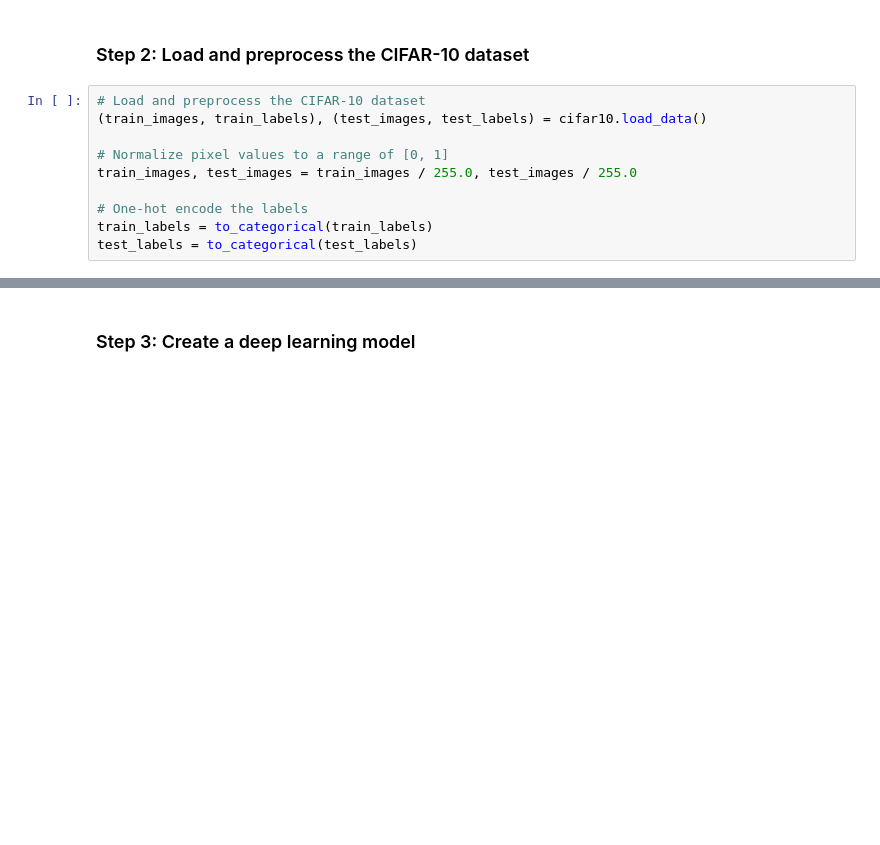
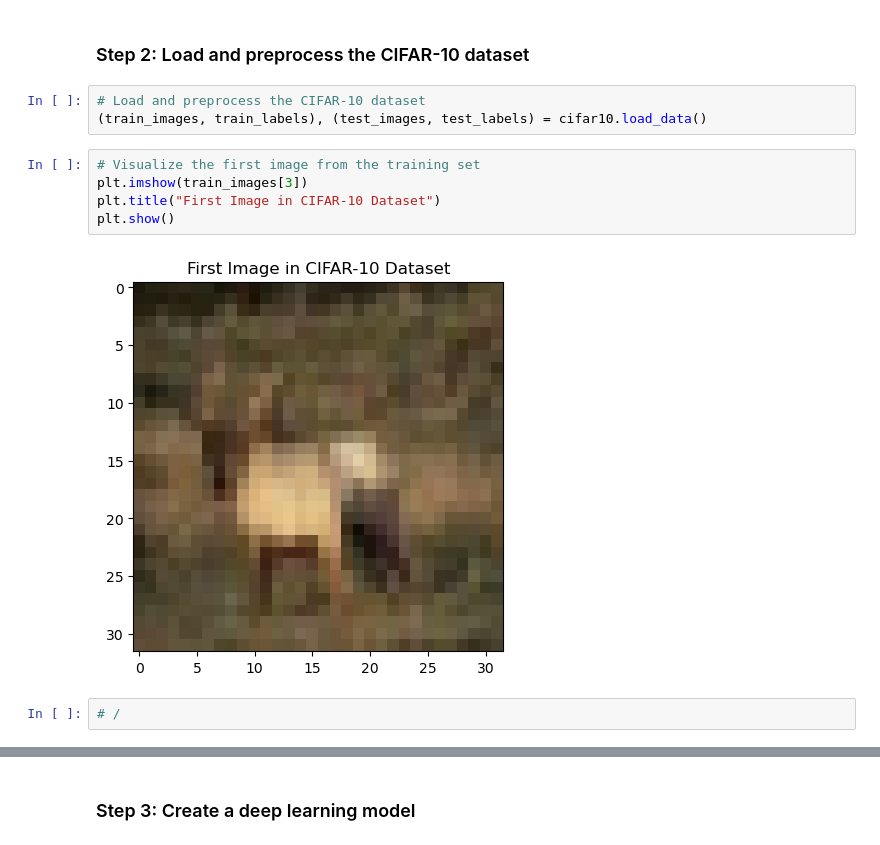
Before and after one commit to Kotadiyahenil/Machine-Learning, a Jupyter notebook: 09_Introduction To Deep Learning/Image-Classification-CIFAR-10-Dataset-In-built.ipynb, the cells around one changed output, grey strips where cells are left out. Cells and saved outputs as stored; diff of their text form; blank space fills up the shorter version.

```diff
--- a/09_Introduction To Deep Learning/Image-Classification-CIFAR-10-Dataset-In-built.ipynb
+++ b/09_Introduction To Deep Learning/Image-Classification-CIFAR-10-Dataset-In-built.ipynb
@@ -35,10 +35,12 @@ warnings.filterwarnings('ignore')
 # %%
 # Load and preprocess the CIFAR-10 dataset
 (train_images, train_labels), (test_images, test_labels) = cifar10.load_data()
-
-# Normalize pixel values to a range of [0, 1]
-train_images, test_images = train_images / 255.0, test_images / 255.0
-
-# One-hot encode the labels
-train_labels = to_categorical(train_labels)
-test_labels = to_categorical(test_labels)
+# %%
+# Visualize the first image from the training set
+plt.imshow(train_images[3])
+plt.title("First Image in CIFAR-10 Dataset")
+plt.show()
+# %% [output]
+[figure, added]
+# %%
+# /
```
Also changed, not shown: parts of 9 cells of this notebook, 3 other files.
